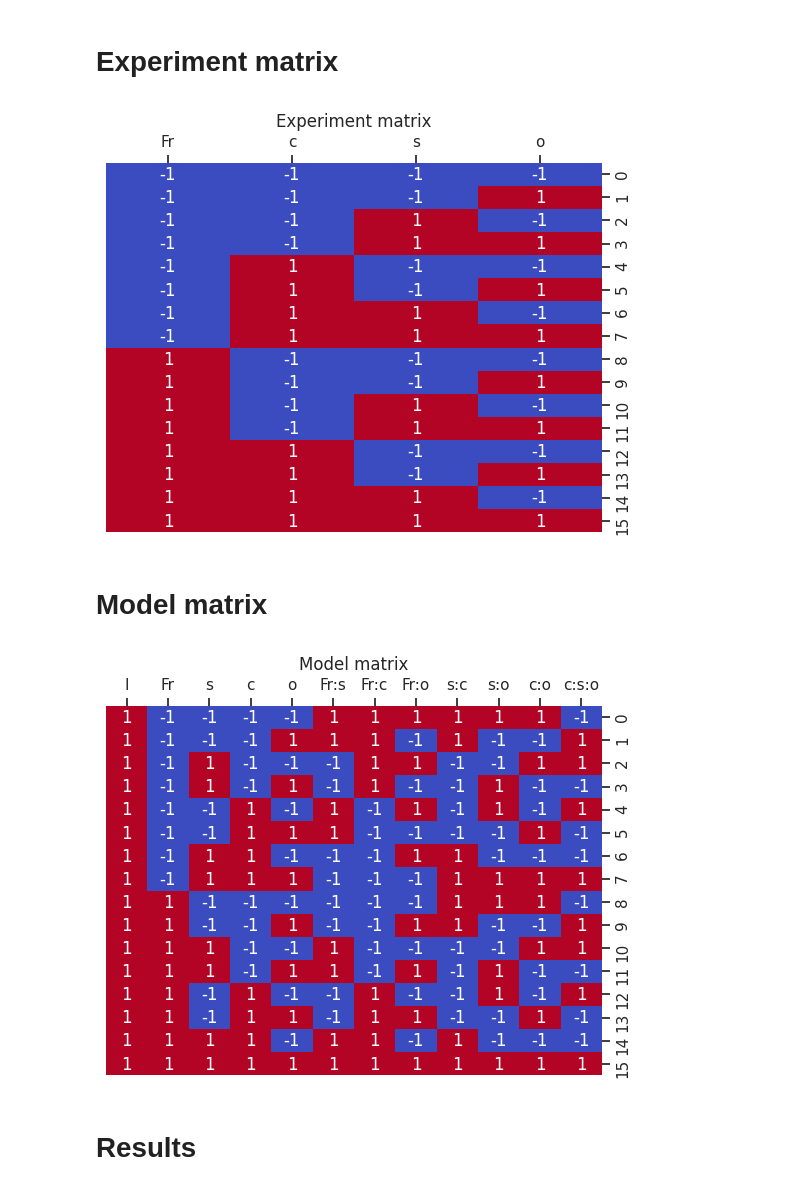
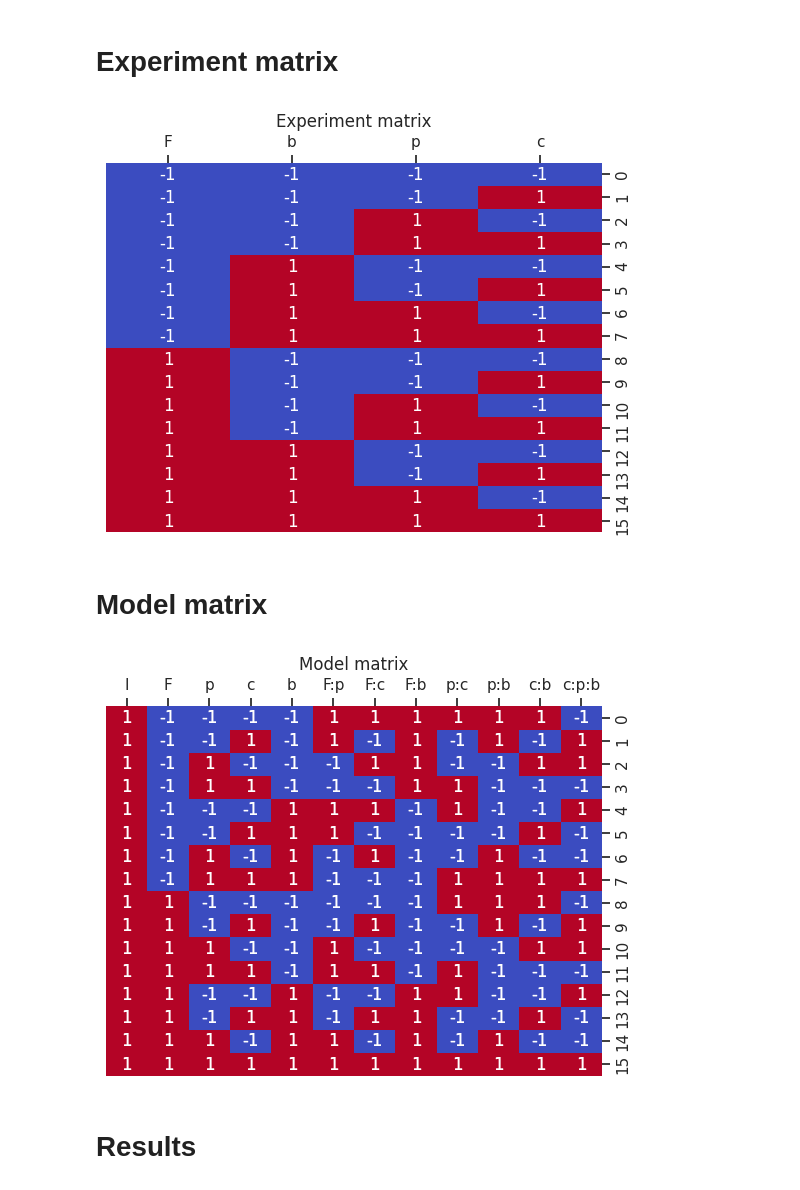
Before and after one commit to giboul/DoE_project, a Jupyter notebook: results_analysis.ipynb, the cells around one changed output. Cells and saved outputs as stored; diff of their text form; code cells hidden in the pictures.

```diff
--- a/results_analysis.ipynb
+++ b/results_analysis.ipynb
@@ -1,33 +1,43 @@
 # %%
 import numpy as np
+import sympy
 from matplotlib import pyplot as plt
 import pandas as pd
 from scipy.stats import t
+from formulaic import model_matrix
 import seaborn as sns
 sns.set_theme()
 
 def show_matrix(m: pd.DataFrame, cmap="coolwarm", cbar=False, annot=True, **kwargs):
-    axim = sns.heatmap(m.rename(columns=dict(Intercep="I")), cmap=cmap, cbar=cbar, annot=annot, **kwargs)
+    axim = sns.heatmap(m.rename(columns=dict(Intercept="I")), cmap=cmap, cbar=cbar, annot=annot, **kwargs)
     axim.xaxis.set_ticks_position("top")
     axim.yaxis.set_ticks_position("right")
 # %% [markdown]
 # Experiment matrix
 # %%
-E = pd.read_csv("matrix_experiment_standard.csv")
+%matplotlib inline
+E = pd.read_csv("matrix_experiment_standard.csv").rename(columns=dict(Fr="F"))
 show_matrix(E)
 plt.title("Experiment matrix")
 plt.show()
 # %% [output]
-[figure, old version]
+[figure, new version]
 # %% [markdown]
 # Model matrix
 # %%
-M = pd.read_csv("matrix_model.csv")
+%matplotlib inline
+M = model_matrix(
+    "F + p + c + b + F:p + F:c + F:b + p:c + p:b + c:b + c:p:b",
+    E
+).rename(columns=dict(Intercept="I"))
+show_matrix(M)
+M.to_csv("matrix_model.csv", index=False)
+
 show_matrix(M)
 plt.title("Model matrix")
 plt.show()
 # %% [output]
-[figure, old version]
+[figure, new version]
 # %% [markdown]
 # Results
 # %%
```
Also changed, not shown: parts of 12 cells of this notebook, 10 other files.
